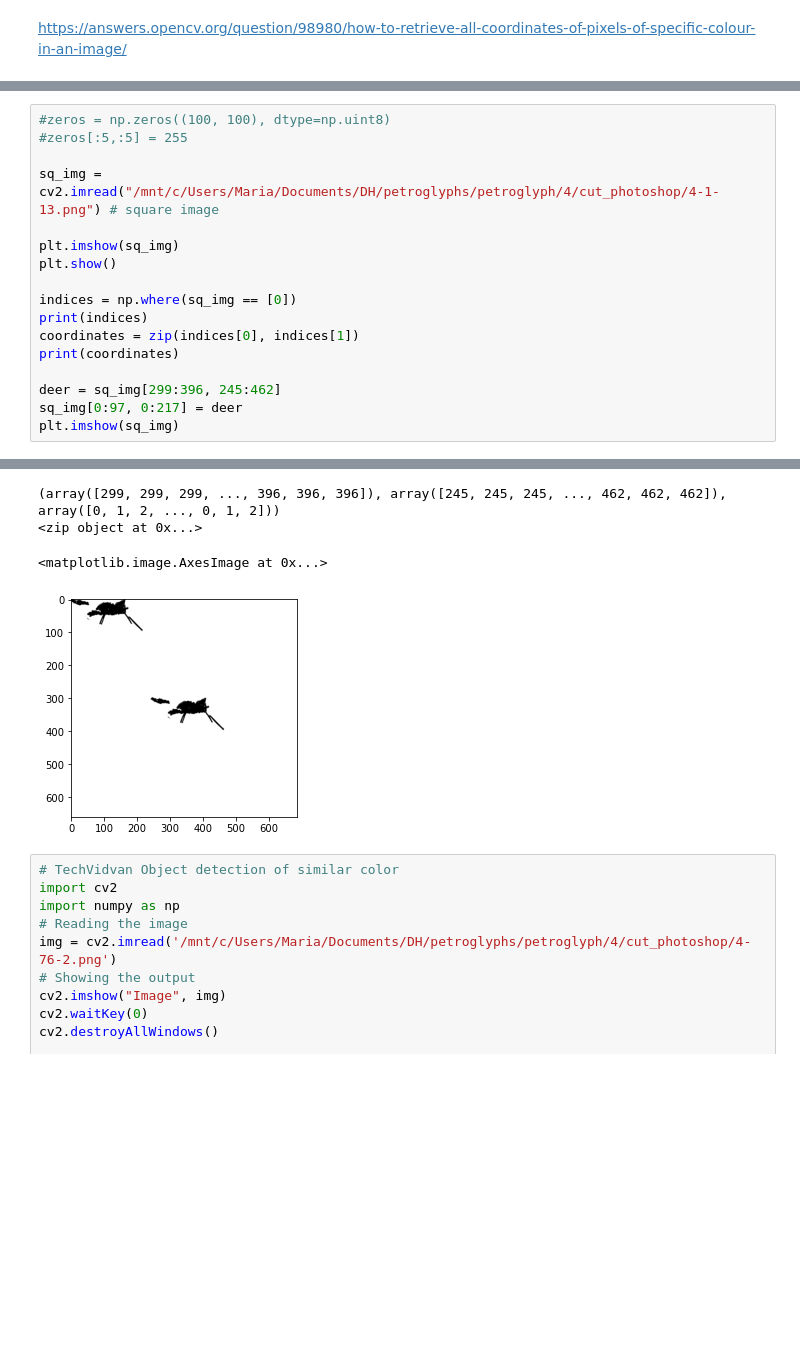
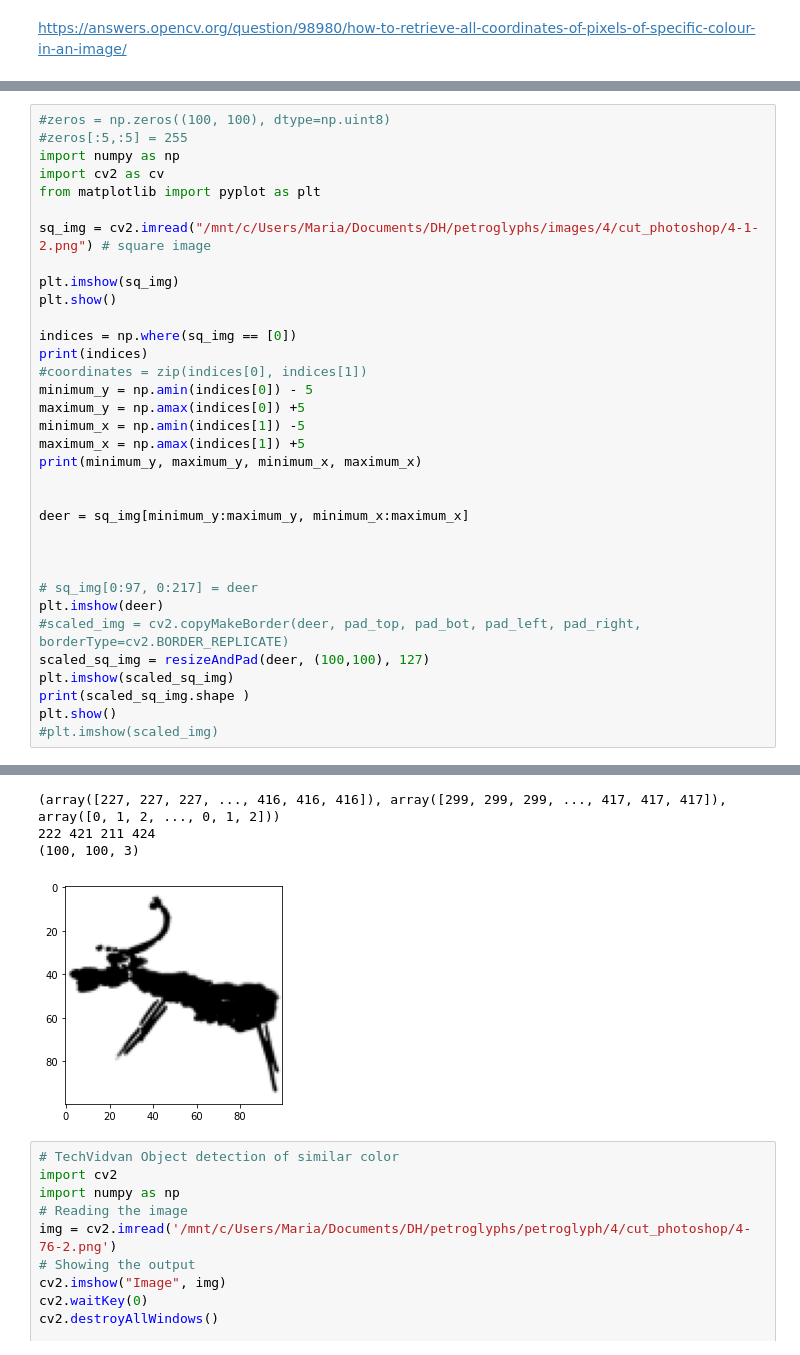
Before and after one commit to MarusyaS/petroglyphs, a Jupyter notebook: Image_adjustment.ipynb, the cells around one changed output, grey strips where cells are left out. Drawn from its saved outputs; the diff is of its cells as text; blank space fills up the shorter version.

Commit message:
added centralized and increased position of deer in square images

```diff
--- a/Image_adjustment.ipynb
+++ b/Image_adjustment.ipynb
@@ -221,18 +179,35 @@ uint8
 # %%
 #zeros = np.zeros((100, 100), dtype=np.uint8)
 #zeros[:5,:5] = 255
+import numpy as np
+import cv2 as cv
+from matplotlib import pyplot as plt
 
-sq_img = cv2.imread("/mnt/c/Users/Maria/Documents/DH/petroglyphs/petroglyph/4/cut_photoshop/4-1-13.png") # square image
+sq_img = cv2.imread("/mnt/c/Users/Maria/Documents/DH/petroglyphs/images/4/cut_photoshop/4-1-2.png") # square image
 
 plt.imshow(sq_img)
 plt.show()
 
 indices = np.where(sq_img == [0])
 print(indices)
-coordinates = zip(indices[0], indices[1])
-print(coordinates)
+#coordinates = zip(indices[0], indices[1])
+minimum_y = np.amin(indices[0]) - 5
+maximum_y = np.amax(indices[0]) +5
+minimum_x = np.amin(indices[1]) -5
+maximum_x = np.amax(indices[1]) +5
+print(minimum_y, maximum_y, minimum_x, maximum_x)
 
-deer = sq_img[299:396, 245:462]
-sq_img[0:97, 0:217] = deer
-plt.imshow(sq_img)
+
+deer = sq_img[minimum_y:maximum_y, minimum_x:maximum_x]
+
+
+
+# sq_img[0:97, 0:217] = deer
+plt.imshow(deer)
+#scaled_img = cv2.copyMakeBorder(deer, pad_top, pad_bot, pad_left, pad_right, borderType=cv2.BORDER_REPLICATE)
+scaled_sq_img = resizeAndPad(deer, (100,100), 127)
+plt.imshow(scaled_sq_img)
+print(scaled_sq_img.shape )
+plt.show()
+#plt.imshow(scaled_img)
 # %% [output]
@@ -240,7 +215,7 @@ plt.imshow(sq_img)
-(array([299, 299, 299, ..., 396, 396, 396]), array([245, 245, 245, ..., 462, 462, 462]), array([0, 1, 2, ..., 0, 1, 2]))
-<zip object at 0x...>
+(array([227, 227, 227, ..., 416, 416, 416]), array([299, 299, 299, ..., 417, 417, 417]), array([0, 1, 2, ..., 0, 1, 2]))
+222 421 211 424
+(100, 100, 3)
-<matplotlib.image.AxesImage at 0x...>
-[figure, old version]
+[figure, new version]
 # %%
 # TechVidvan Object detection of similar color
 import cv2
```
Also changed, not shown: parts of 6 cells of this notebook.
